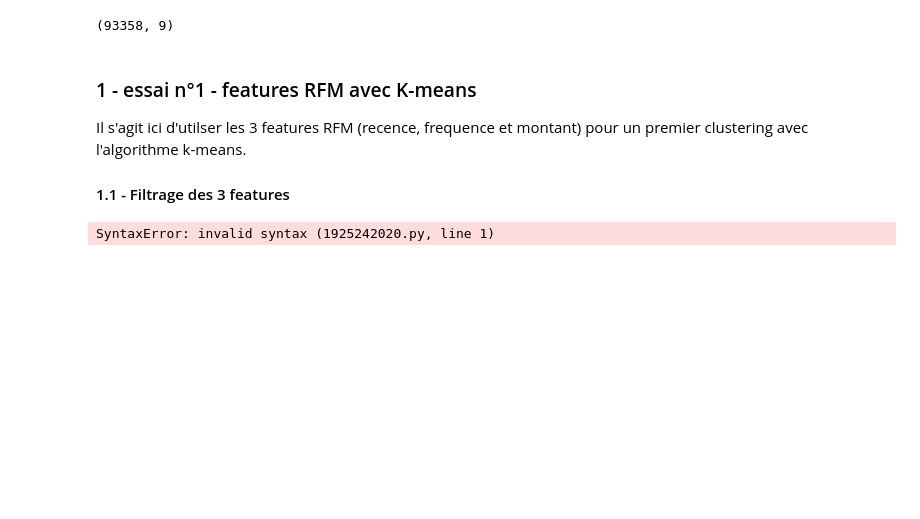
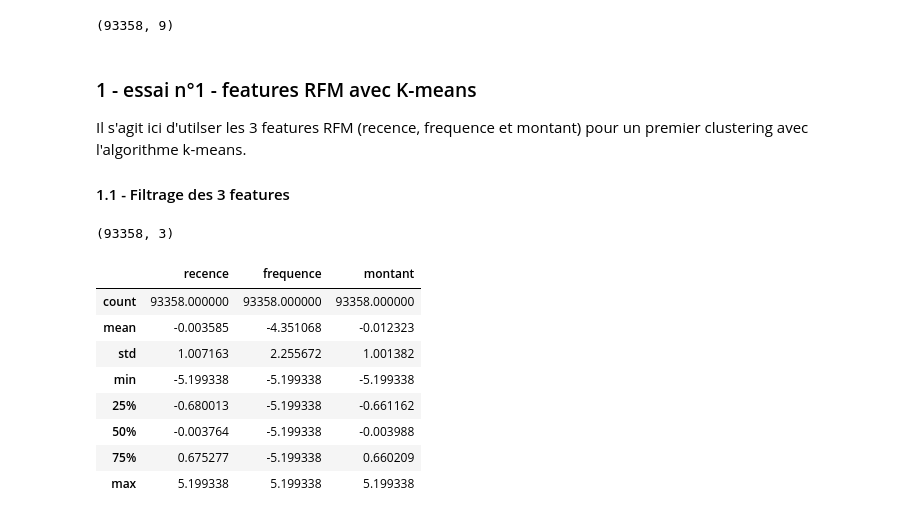
Before and after one commit to ludovic-source/Data_scientist_formation, a Jupyter notebook: projet_5/Projet_5_essais.ipynb, the cells around one changed output. Saved outputs shown, nothing was run; the diff lists cells and outputs as text; code cells hidden in the pictures; blank space fills up the shorter version.

```diff
--- a/projet_5/Projet_5_essais.ipynb
+++ b/projet_5/Projet_5_essais.ipynb
@@ -98,7 +101,19 @@ Il s'agit ici d'utilser les 3 features RFM (recence, frequence et montant) pour
 
 #### 1.1 - Filtrage des 3 features
 # %%
-data_1 = data.loc[,['recence', 'frequence', 'montant']].copy()
-data_1.shape
+X_1 = data[['recence', 'frequence', 'montant']].copy()
+X_1.shape
 # %% [output]
-SyntaxError: invalid syntax (1925242020.py, line 1)
+(93358, 3)
+# %%
+X_1.describe()
+# %% [output]
+|  | recence | frequence | montant |
+| count | 93358.000000 | 93358.000000 | 93358.000000 |
+| mean | -0.003585 | -4.351068 | -0.012323 |
+| std | 1.007163 | 2.255672 | 1.001382 |
+| min | -5.199338 | -5.199338 | -5.199338 |
+| 25% | -0.680013 | -5.199338 | -0.661162 |
+| 50% | -0.003764 | -5.199338 | -0.003988 |
+| 75% | 0.675277 | -5.199338 | 0.660209 |
+| max | 5.199338 | 5.199338 | 5.199338 |
```
Also changed, not shown: parts of 5 cells of this notebook.
